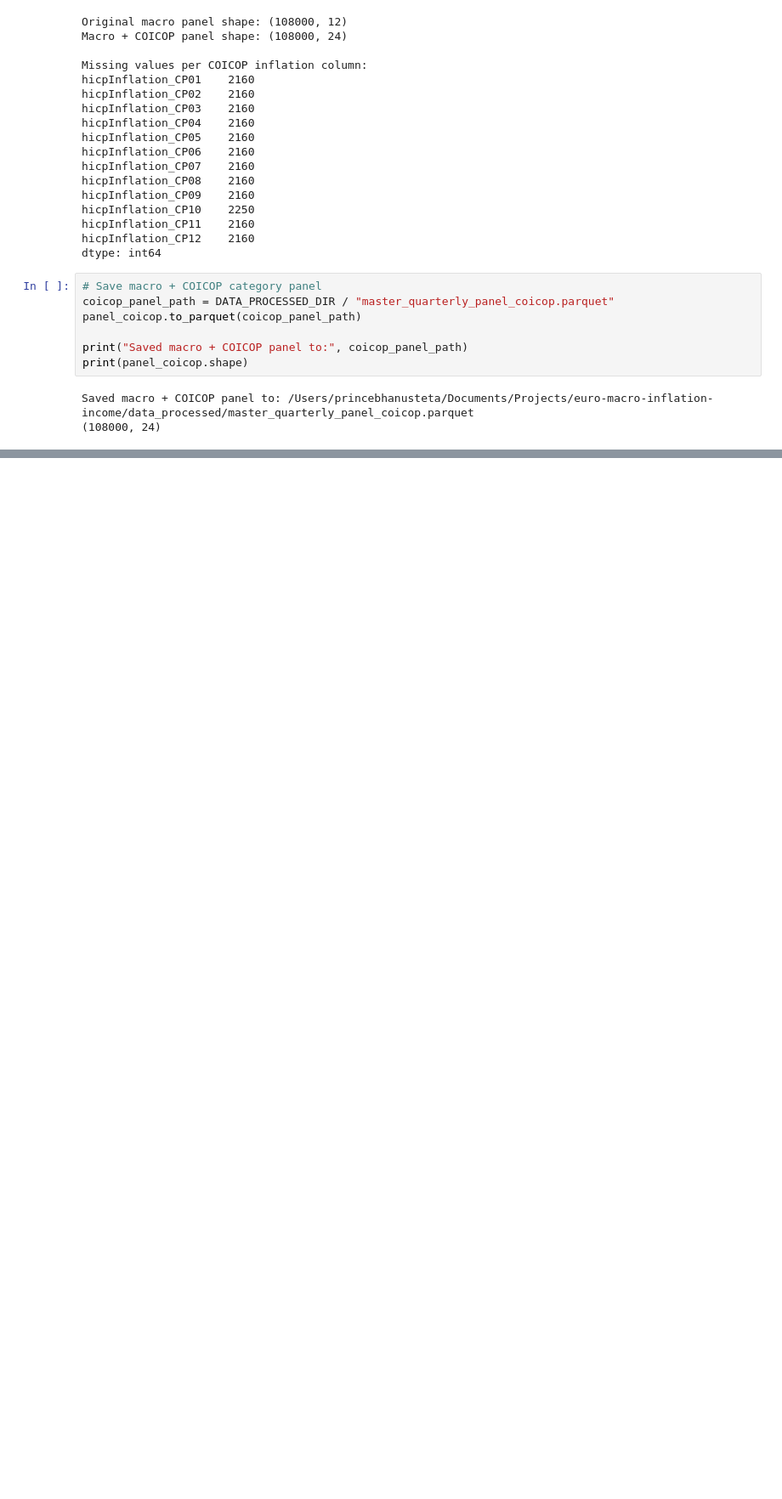
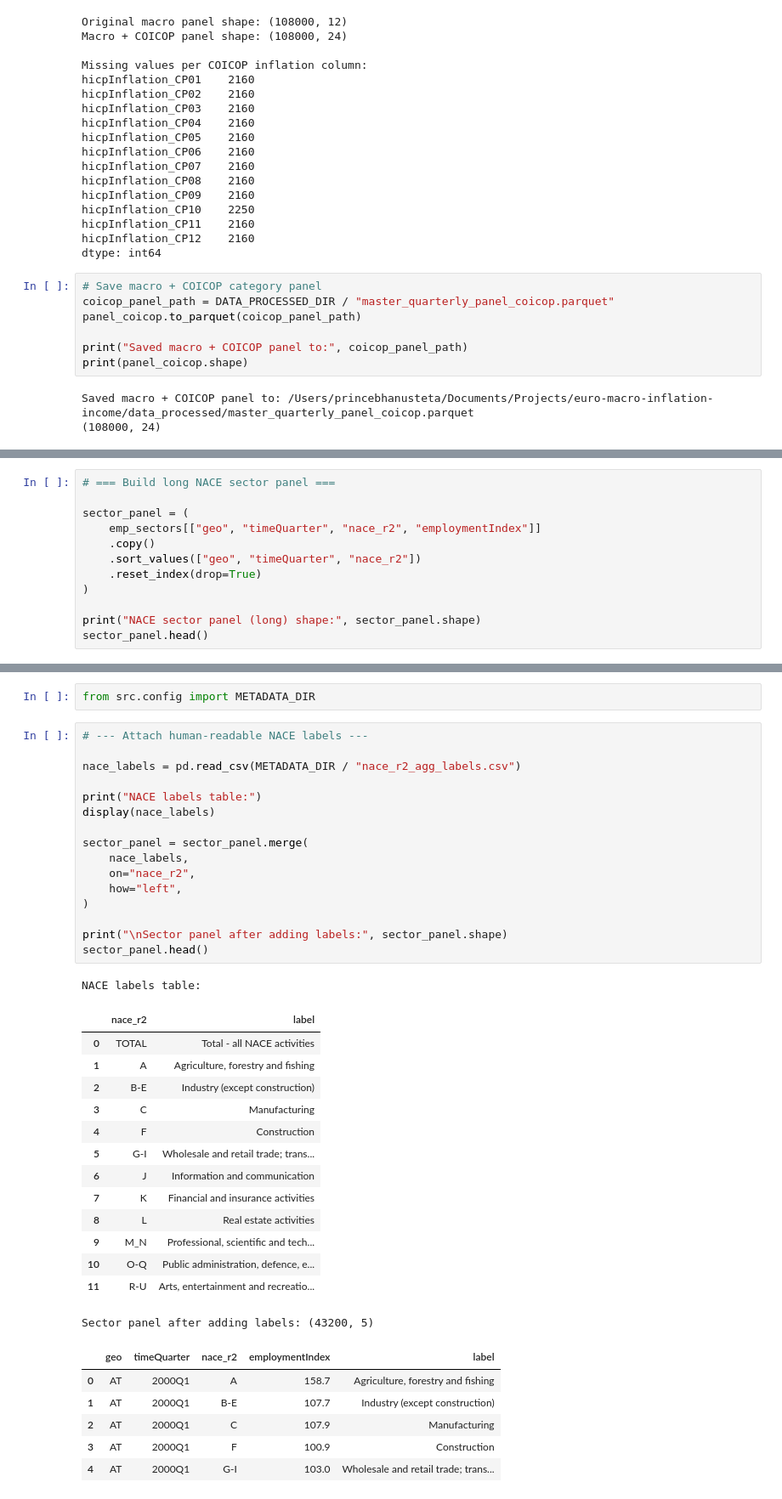
Before and after one commit to princebhanusteta/euro-macro-inflation-income, a Jupyter notebook: notebooks/02_build_quarterly_panel.ipynb, the cells around one changed output, grey strips where cells are left out. Shown: that part at 85% size. Drawn from its saved outputs; the diff is of its cells as text; blank space fills up the shorter version.

Commit message:
Added Nace Sector Panel (Quaterly)

```diff
--- a/notebooks/02_build_quarterly_panel.ipynb
+++ b/notebooks/02_build_quarterly_panel.ipynb
@@ -656,0 +770,12 @@ Saved macro + COICOP panel to: /Users/princebhanusteta/Documents/Projects/euro-m
+# %%
+# === Build long NACE sector panel ===
+
+sector_panel = (
+    emp_sectors[["geo", "timeQuarter", "nace_r2", "employmentIndex"]]
+    .copy()
+    .sort_values(["geo", "timeQuarter", "nace_r2"])
+    .reset_index(drop=True)
+)
+
+print("NACE sector panel (long) shape:", sector_panel.shape)
+sector_panel.head()
@@ -656,0 +823,40 @@ Saved macro + COICOP panel to: /Users/princebhanusteta/Documents/Projects/euro-m
+# %%
+from src.config import METADATA_DIR
+# %%
+# --- Attach human-readable NACE labels ---
+
+nace_labels = pd.read_csv(METADATA_DIR / "nace_r2_agg_labels.csv")
+
+print("NACE labels table:")
+display(nace_labels)
+
+sector_panel = sector_panel.merge(
+    nace_labels,
+    on="nace_r2",
+    how="left",
+)
+
+print("\nSector panel after adding labels:", sector_panel.shape)
+sector_panel.head()
+# %% [output]
+NACE labels table:
+|  | nace_r2 | label |
+| 0 | TOTAL | Total - all NACE activities |
+| 1 | A | Agriculture, forestry and fishing |
+| 2 | B-E | Industry (except construction) |
+| 3 | C | Manufacturing |
+| 4 | F | Construction |
+| 5 | G-I | Wholesale and retail trade; trans... |
+| 6 | J | Information and communication |
+| 7 | K | Financial and insurance activities |
+| 8 | L | Real estate activities |
+| 9 | M_N | Professional, scientific and tech... |
+| 10 | O-Q | Public administration, defence, e... |
+| 11 | R-U | Arts, entertainment and recreatio... |
+Sector panel after adding labels: (43200, 5)
+|  | geo | timeQuarter | nace_r2 | employmentIndex | label |
+| 0 | AT | 2000Q1 | A | 158.7 | Agriculture, forestry and fishing |
+| 1 | AT | 2000Q1 | B-E | 107.7 | Industry (except construction) |
+| 2 | AT | 2000Q1 | C | 107.9 | Manufacturing |
+| 3 | AT | 2000Q1 | F | 100.9 | Construction |
+| 4 | AT | 2000Q1 | G-I | 103.0 | Wholesale and retail trade; trans... |
```
Also changed, not shown: parts of 6 cells of this notebook, 1 other file.
